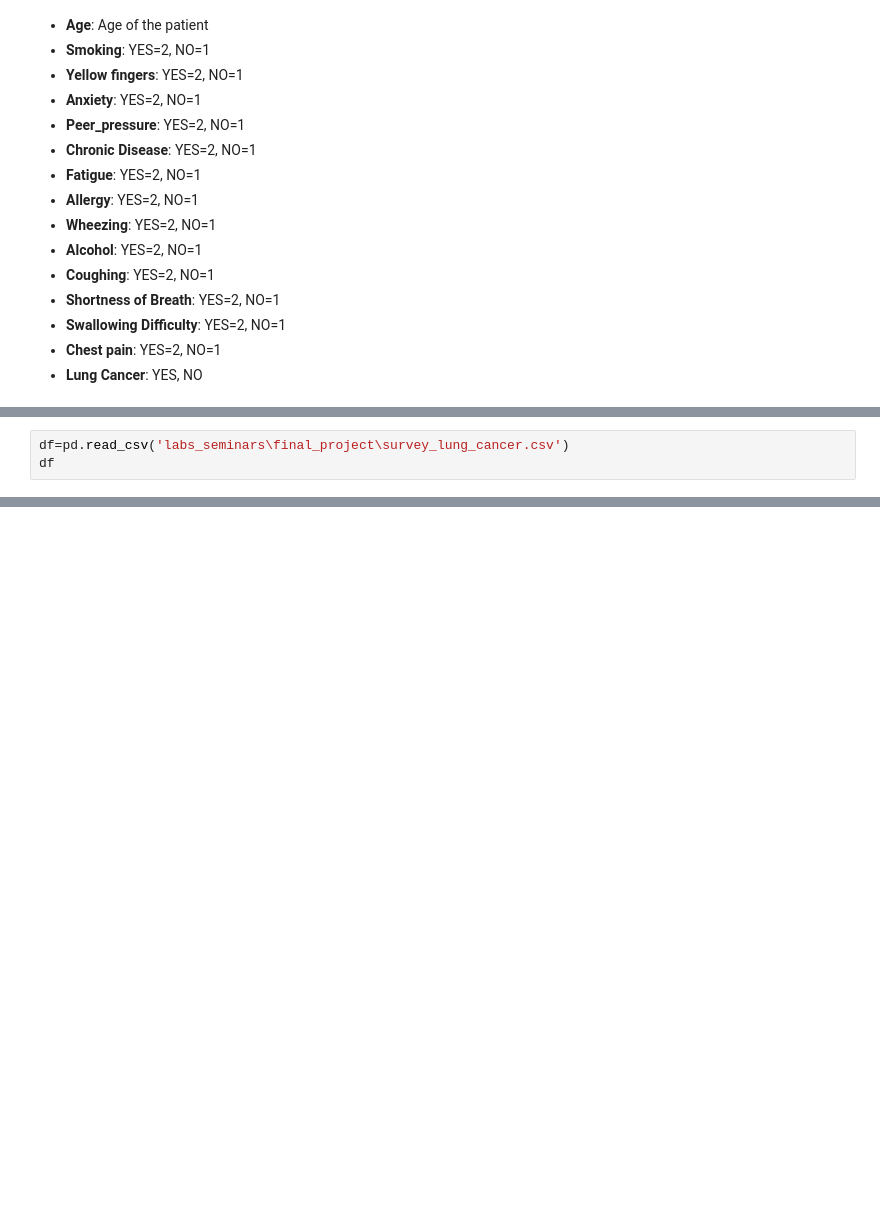
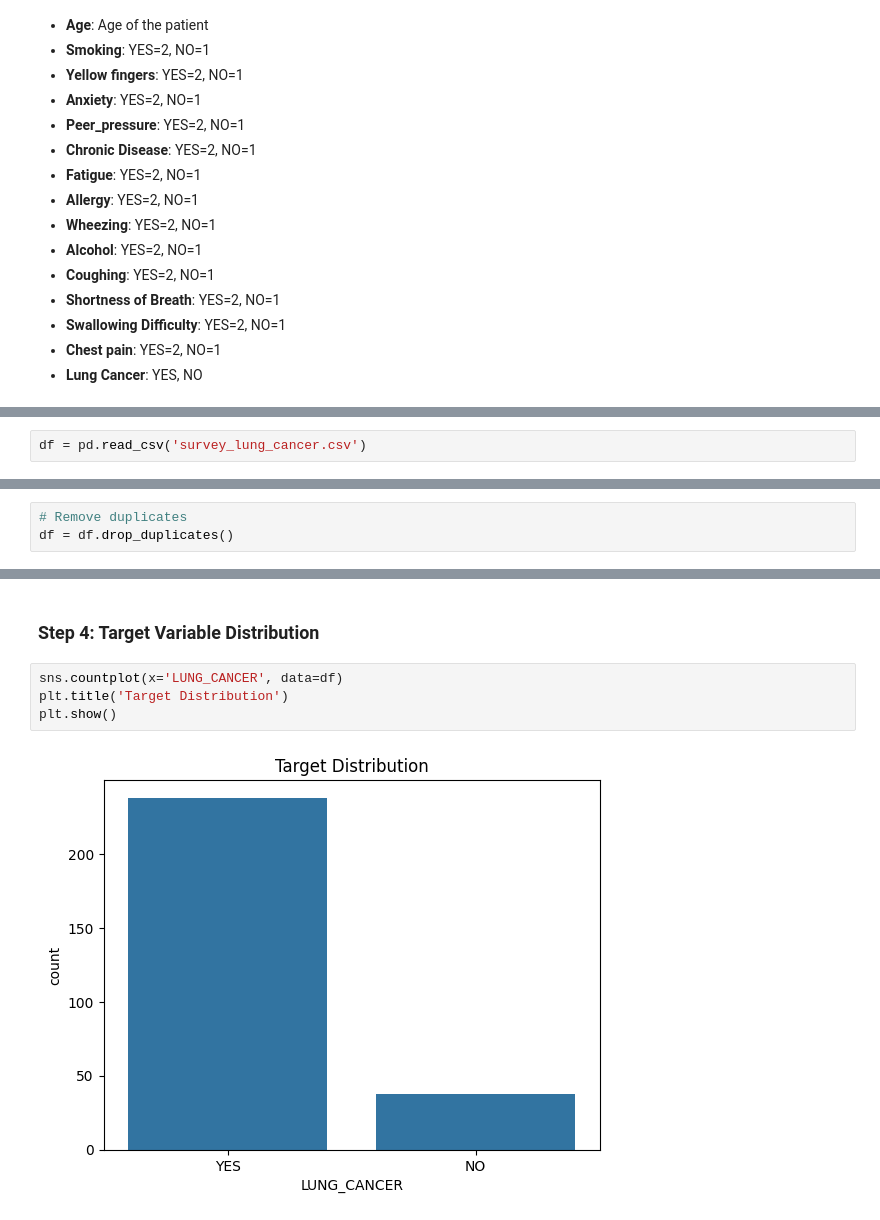
Before and after one commit to AlinaM354276/labs_seminars, a Jupyter notebook: final_project/ml.ipynb, the cells around one changed output, grey strips where cells are left out. Saved outputs shown, nothing was run; the diff lists cells and outputs as text; blank space fills up the shorter version.

```diff
--- a/final_project/ml.ipynb
+++ b/final_project/ml.ipynb
@@ -30,3 +40,2 @@ import seaborn as sns
 # %%
-df=pd.read_csv('labs_seminars\final_project\survey_lung_cancer.csv')
-df
+df = pd.read_csv('survey_lung_cancer.csv')
@@ -34,0 +59,3 @@ FileNotFoundError: [Errno 2] No such file or directory: 'labs_seminars\\final pr
+# %%
+# Remove duplicates
+df = df.drop_duplicates()
@@ -34,0 +111,8 @@ FileNotFoundError: [Errno 2] No such file or directory: 'labs_seminars\\final pr
+# %% [markdown]
+### Step 4: Target Variable Distribution
+# %%
+sns.countplot(x='LUNG_CANCER', data=df)
+plt.title('Target Distribution')
+plt.show()
+# %% [output]
+[figure, added]
```
Also changed, not shown: parts of 34 cells of this notebook.
